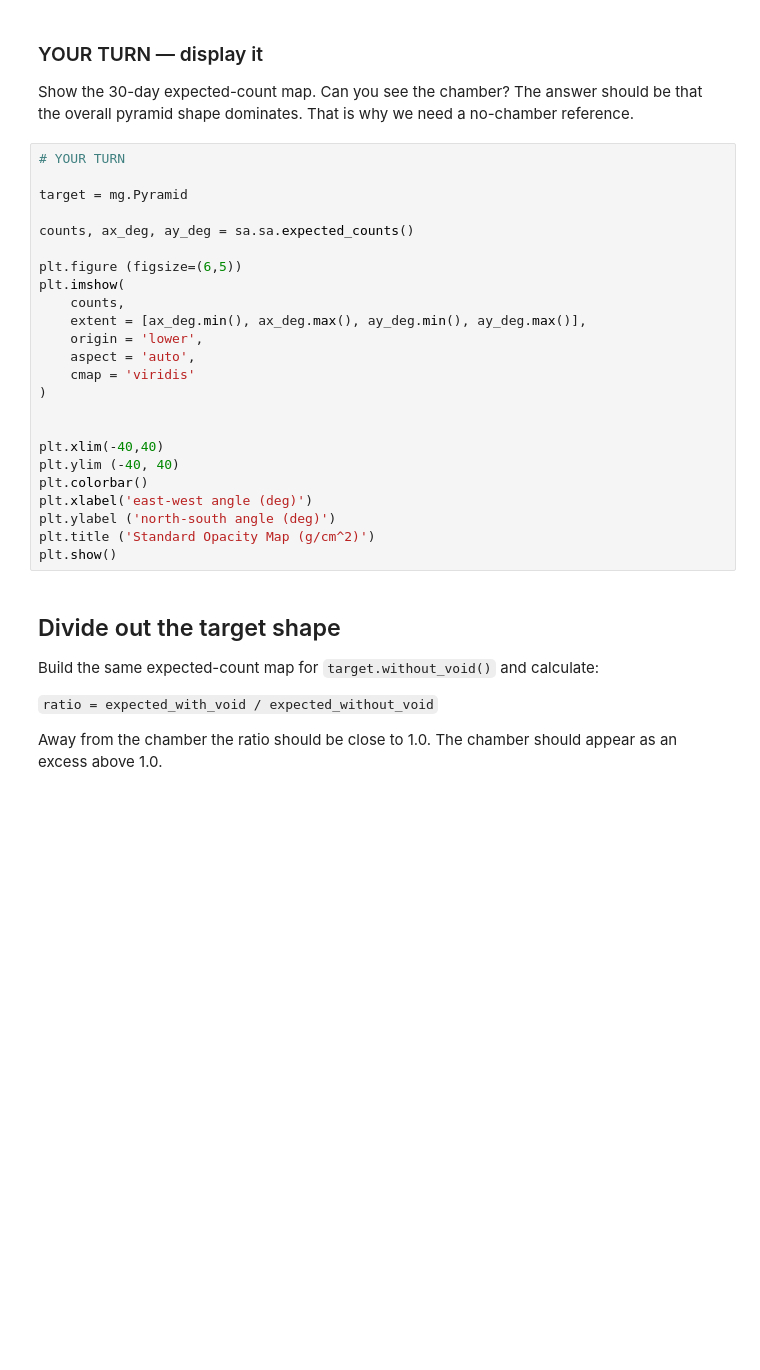
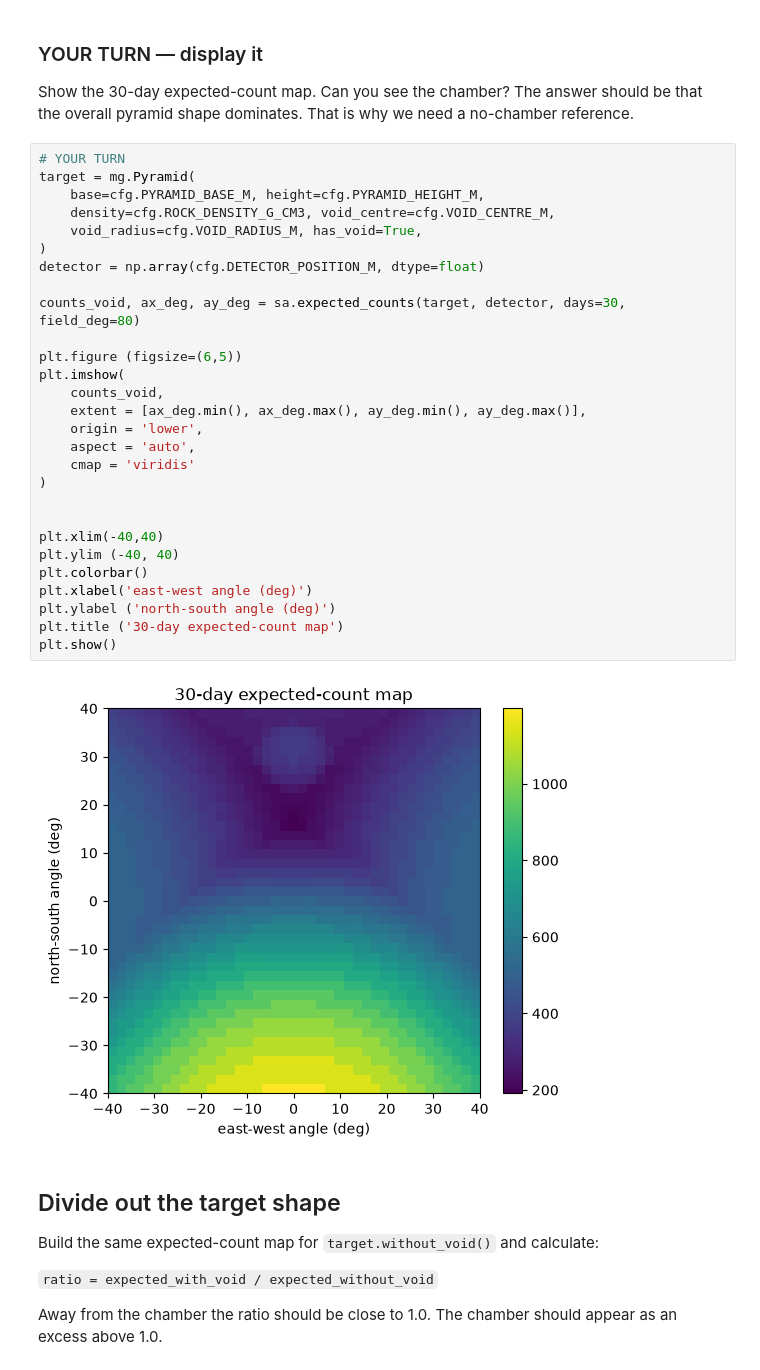
Before and after one commit to Evan-Lim/muography-project, a Jupyter notebook: samantha-student-package/notebooks/03_first_image.ipynb, the cells around one changed output. Drawn from its saved outputs; the diff is of its cells as text; blank space fills up the shorter version.

Commit message:
[week05] Plot the 30 day expected muon graphs

```diff
--- a/samantha-student-package/notebooks/03_first_image.ipynb
+++ b/samantha-student-package/notebooks/03_first_image.ipynb
@@ -74,28 +53,34 @@ Error:
 Show the 30-day expected-count map. Can you see the chamber? The answer should be that the overall pyramid shape dominates. That is why we need a no-chamber reference.
 # %%
 # YOUR TURN
+target = mg.Pyramid(
+    base=cfg.PYRAMID_BASE_M, height=cfg.PYRAMID_HEIGHT_M,
+    density=cfg.ROCK_DENSITY_G_CM3, void_centre=cfg.VOID_CENTRE_M,
+    void_radius=cfg.VOID_RADIUS_M, has_void=True,
+)
+detector = np.array(cfg.DETECTOR_POSITION_M, dtype=float)
 
-target = mg.Pyramid
-
-counts, ax_deg, ay_deg = sa.sa.expected_counts()
+counts_void, ax_deg, ay_deg = sa.expected_counts(target, detector, days=30, field_deg=80)
 
 plt.figure (figsize=(6,5))
 plt.imshow(
-    counts,
+    counts_void,
     extent = [ax_deg.min(), ax_deg.max(), ay_deg.min(), ay_deg.max()],
     origin = 'lower',
     aspect = 'auto',
     cmap = 'viridis'
 )
 
 
 plt.xlim(-40,40)
 plt.ylim (-40, 40)
 plt.colorbar()
 plt.xlabel('east-west angle (deg)')
 plt.ylabel ('north-south angle (deg)')
-plt.title ('Standard Opacity Map (g/cm^2)')
+plt.title ('30-day expected-count map')
 plt.show()
+# %% [output]
+[figure, added]
 # %% [markdown]
 ## Divide out the target shape
 
```
Also changed, not shown: parts of 4 cells of this notebook, 1 other file.
